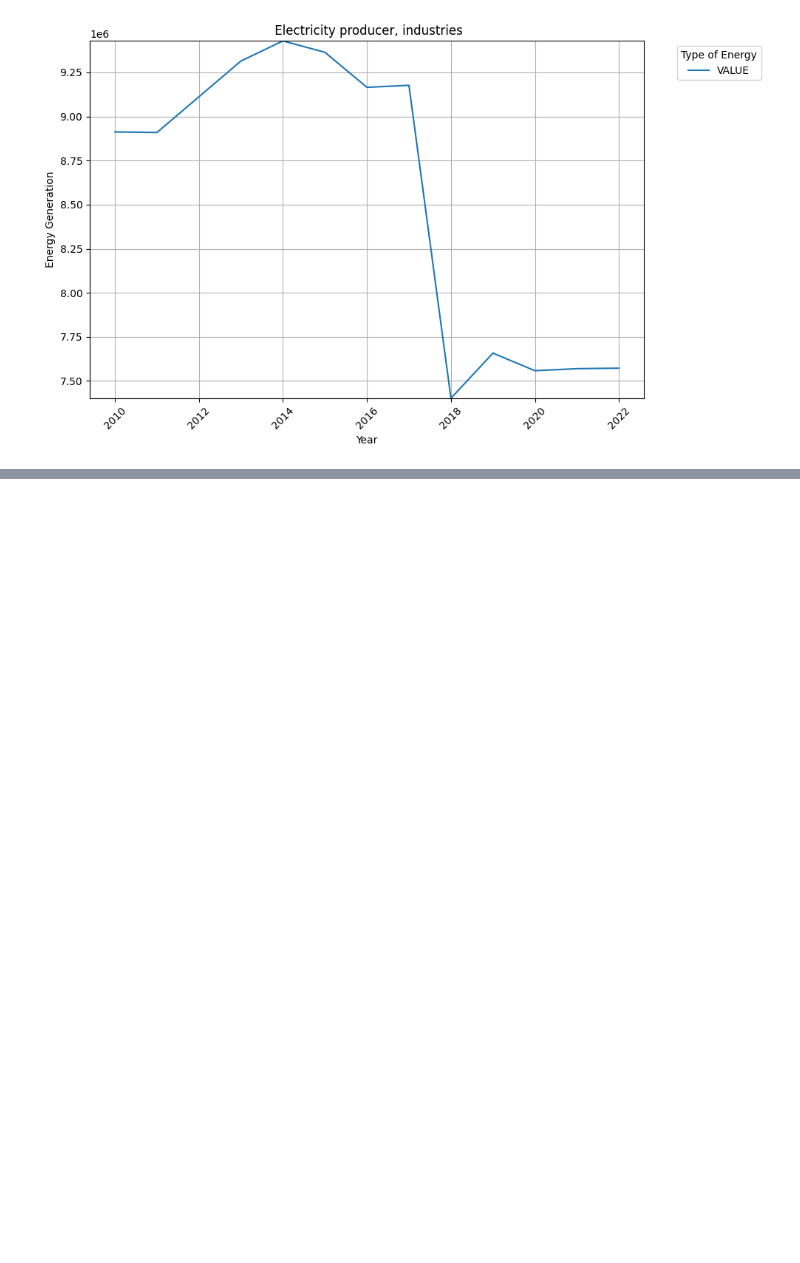
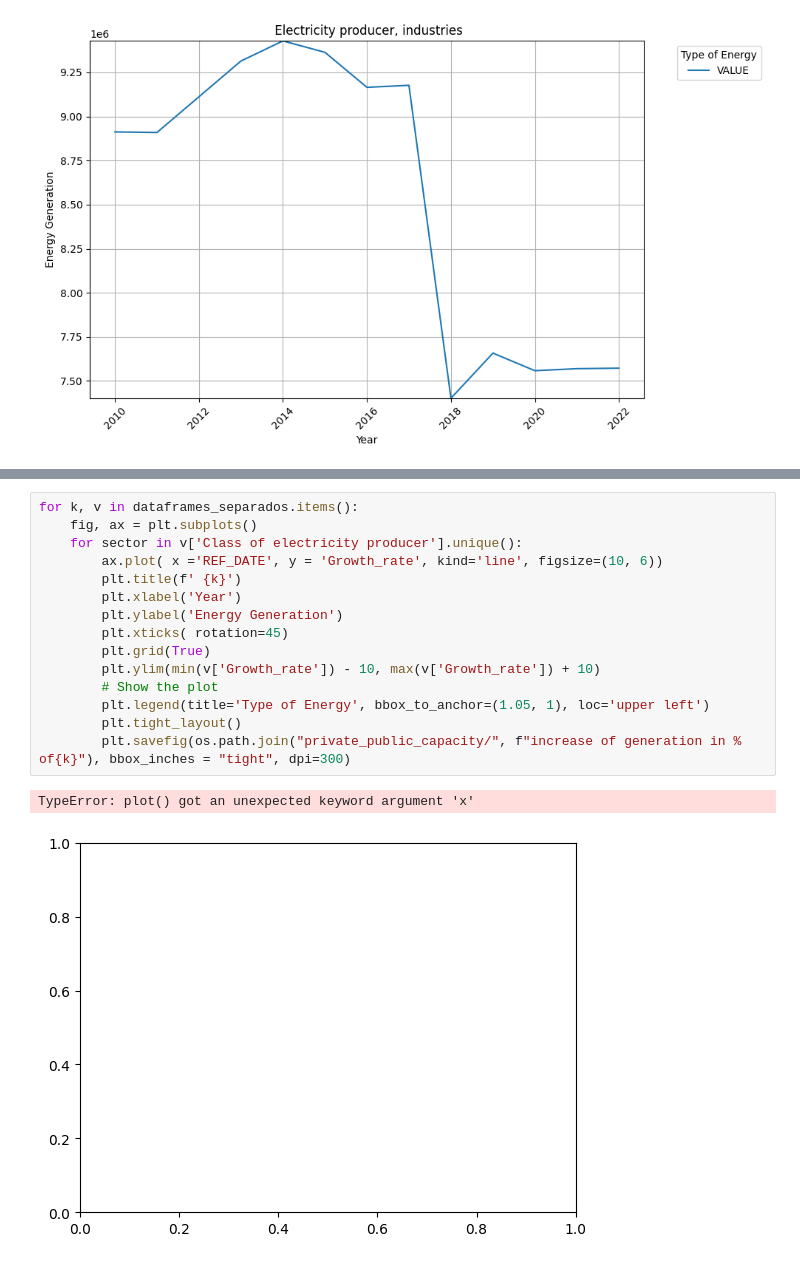
Before and after one commit to Odquinteroc/Project-Data-Analysis-Lambton, a Jupyter notebook: priviate_public_capacity.ipynb, the cells around one changed output, grey strips where cells are left out. Cells and saved outputs as stored; diff of their text form; blank space fills up the shorter version.

```diff
--- a/priviate_public_capacity.ipynb
+++ b/priviate_public_capacity.ipynb
@@ -174,0 +174,18 @@ for k, v in dataframes_separados.items():
+# %%
+for k, v in dataframes_separados.items():
+    fig, ax = plt.subplots()
+    for sector in v['Class of electricity producer'].unique():
+        ax.plot( x ='REF_DATE', y = 'Growth_rate', kind='line', figsize=(10, 6))
+        plt.title(f' {k}')
+        plt.xlabel('Year')
+        plt.ylabel('Energy Generation')
+        plt.xticks( rotation=45)
+        plt.grid(True)
+        plt.ylim(min(v['Growth_rate']) - 10, max(v['Growth_rate']) + 10)
+        # Show the plot
+        plt.legend(title='Type of Energy', bbox_to_anchor=(1.05, 1), loc='upper left')
+        plt.tight_layout()
+        plt.savefig(os.path.join("private_public_capacity/", f"increase of generation in %  of{k}"), bbox_inches = "tight", dpi=300)
+# %% [output]
+TypeError: plot() got an unexpected keyword argument 'x'
+[figure, added]
```
Also changed, not shown: parts of 2 cells of this notebook, 11 other files.
